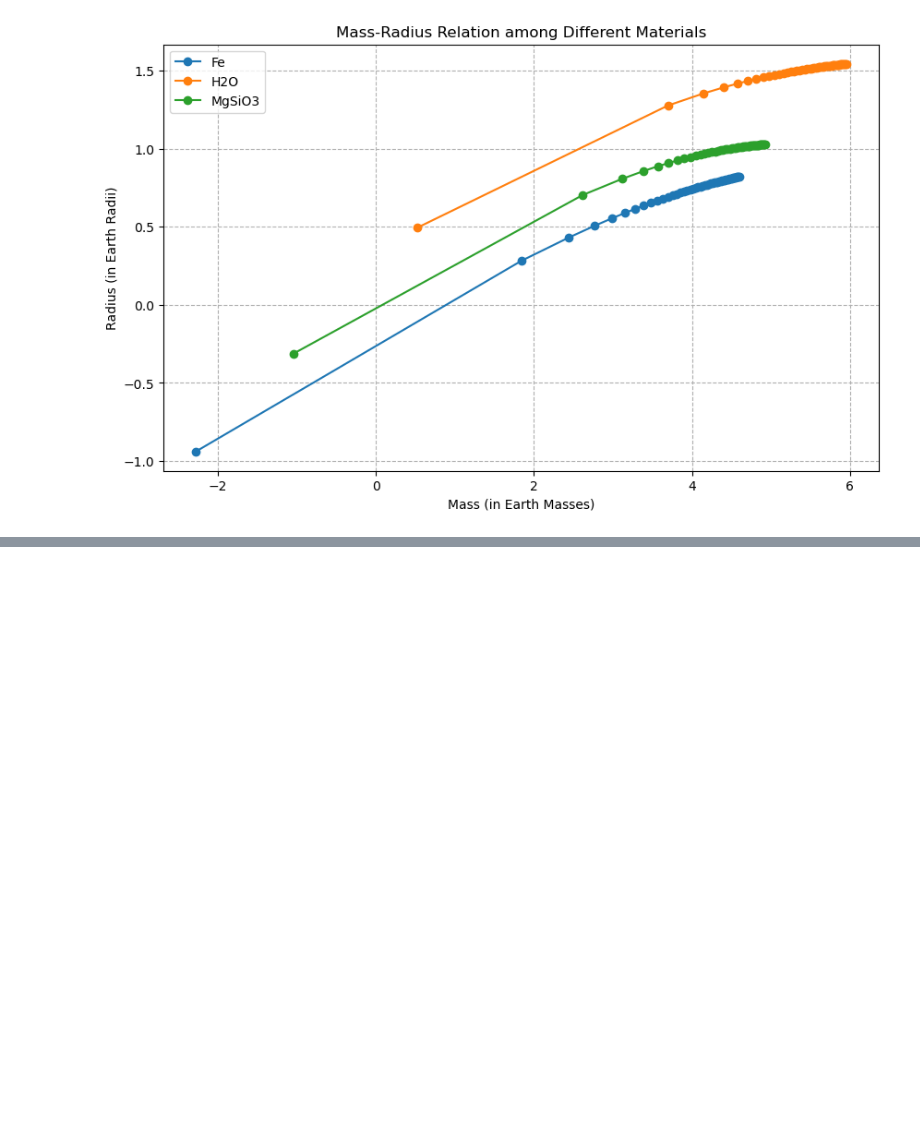
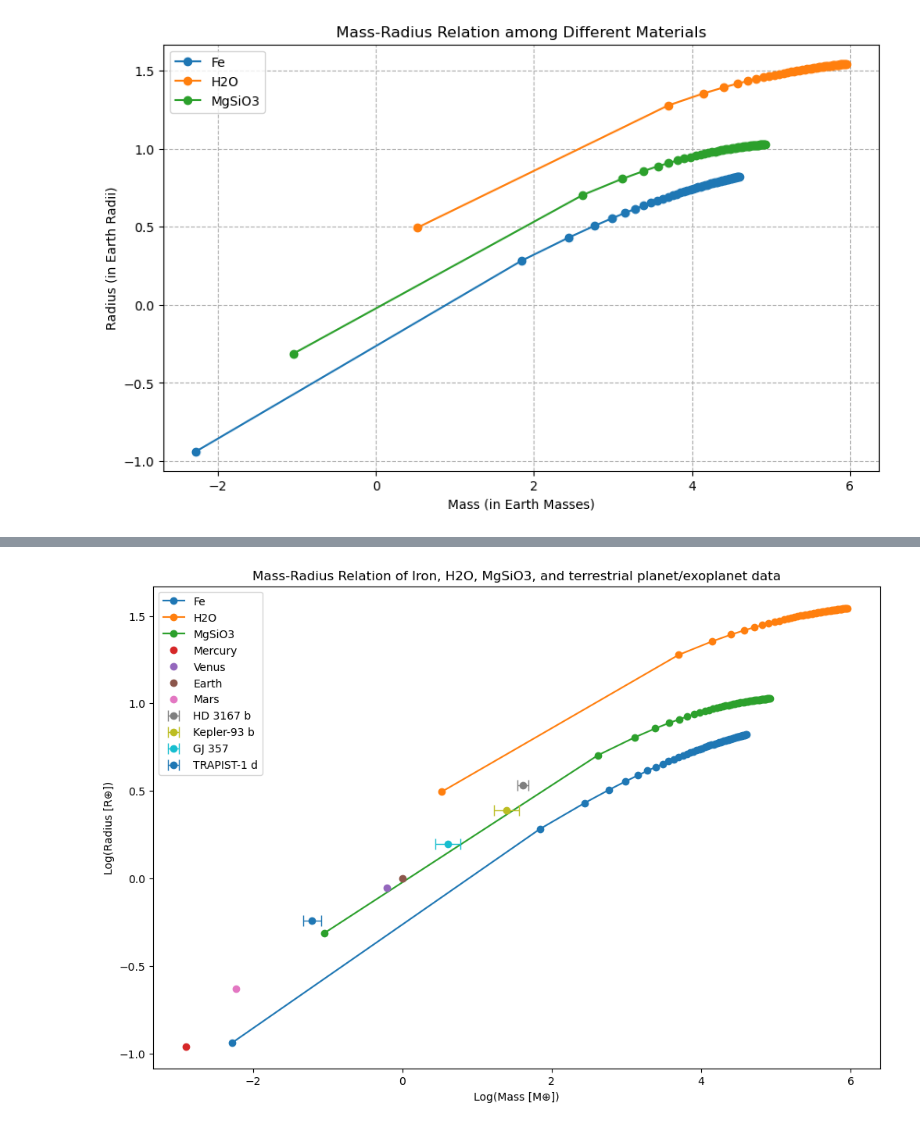
Before and after one commit to Columbia-Astronomy-4260/astr-4260-Juliahaynes777, a Jupyter notebook: PS4/PS4.ipynb, the cells around one changed output, grey strips where cells are left out. Drawn from its saved outputs; the diff is of its cells as text; code cells hidden in the pictures; blank space fills up the shorter version.

```diff
--- a/PS4/Untitled.ipynb
+++ b/PS4/PS4.ipynb
@@ -263,0 +264,51 @@ lanet_errors = {
+# %%
+# Dictionary of terrestrial planets and exoplants, as well as mass error for exoplanets
+planets = {
+    'Mercury': {'mass': 0.33e24/M_earth, 'radius': 4879*1000 / 2/R_earth},
+    'Venus': {'mass': 4.87e24/M_earth, 'radius': 12104*1000 / 2/R_earth},
+    'Earth': {'mass': 5.97e24/M_earth, 'radius': 12756*1000 / 2/R_earth},
+    'Mars': {'mass': 0.642e24/M_earth, 'radius': 6792*1000 / 2/R_earth},
+    'HD 3167 b': {'mass': 5.02, 'radius': 1.7, 'mass_error': (0.38, -0.38)},
+    'Kepler-93 b': {'mass': 4.02, 'radius': 1.478, 'mass_error': (0.68, -0.68)},
+    'GJ 357': {'mass': 1.84, 'radius': 1.217, 'mass_error': (0.31, -0.31)},
+    'TRAPIST-1 d': {'mass': 0.297, 'radius': 0.784, 'mass_error': (0.039, -0.035)},
+
+}
+# %%
+# Plotting Fe, H2O, MgSiO3 mass radius relations, as well as terrestrial planet and exoplanet points
+plt.figure(figsize=(12, 8))
+
+# Plotting the mass-radius relation for iron, h2o, and mgsio3
+plt.plot(log_masses, log_radii, '-o', label='Fe')
+plt.plot(log_masses_h2o, log_radii_h2o, '-o', label='H2O')
+plt.plot(log_masses_mgsio3, log_radii_mgsio3, '-o', label='MgSiO3')
+
+#Plotting error bars for exoplanets
+for planet, attributes in planets.items():
+    log_mass = np.log(attributes['mass'])  # Adjusted to log10 for consistency
+    log_radius = np.log(attributes['radius'])  # Adjusted to log10 for consistency
+
+    # Plot error bars if available
+    if 'mass_error' in attributes:
+        upper_mass_error = attributes['mass_error'][0]  # positive error
+        lower_mass_error = attributes['mass_error'][1]  # negative error
+
+        log_upper_mass_error = (upper_mass_error / attributes['mass'])
+        log_lower_mass_error = (lower_mass_error / attributes['mass'])
+
+        asymmetric_error = [[np.abs(log_lower_mass_error)], [np.abs(log_upper_mass_error)]]  # Note the double square brackets
+
+        # Plotting exoplanet points with error bars
+        plt.errorbar(x=log_mass, y=log_radius, xerr=asymmetric_error, fmt='o', capsize=5, elinewidth=1, label=planet)
+    else:
+        # Plotting the point without error bars for terrestrial planets
+        plt.plot(log_mass, log_radius, 'o', label=planet)
+
+# Title, lables, show plot
+plt.title('Mass-Radius Relation of Iron, H2O, MgSiO3, and terrestrial planet/exoplanet data')
+plt.xlabel("Log(Mass [M⊕])")
+plt.ylabel("Log(Radius [R⊕])")
+plt.legend()
+plt.show()
+# %% [output]
+[figure, added]
```
Also changed, not shown: parts of 11 cells of this notebook.
